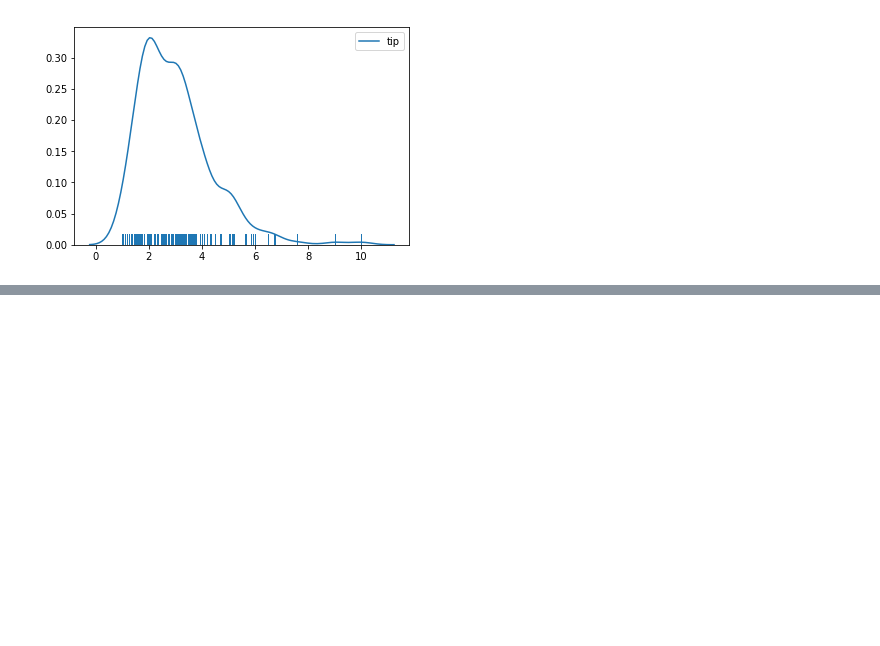
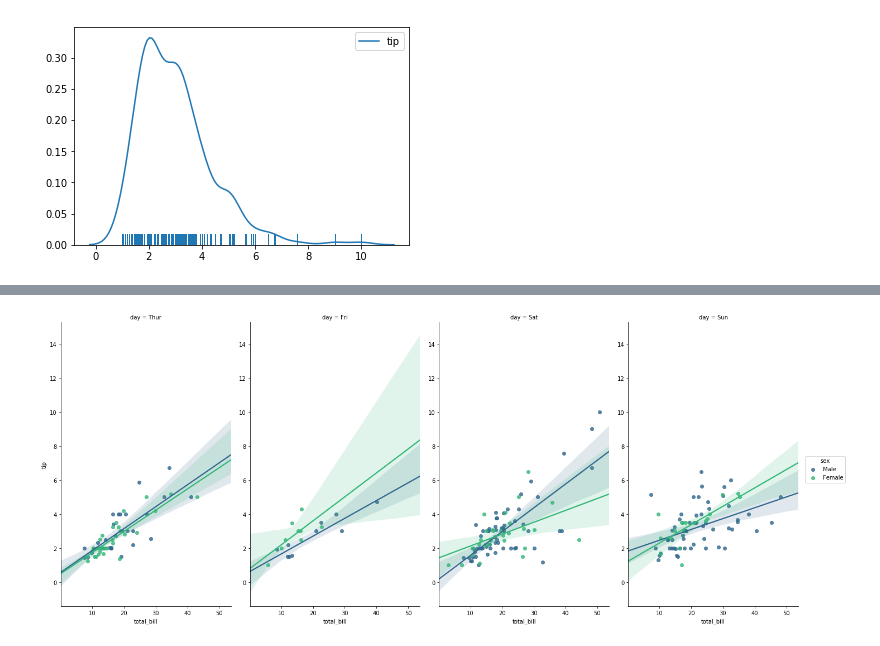
Before and after one commit to awgeezrick/notes-snippets, a Jupyter notebook: python_data_visualization.ipynb, the cells around one changed output, grey strips where cells are left out. Saved outputs shown, nothing was run; the diff lists cells and outputs as text; code cells hidden in the pictures; blank space fills up the shorter version.

```diff
--- a/python_data_visualization.ipynb
+++ b/python_data_visualization.ipynb
@@ -549,0 +573,5 @@ sns.rugplot(tip['tip']);
+# %%
+sns.lmplot(x='total_bill',y='tip',data=tip,col='day',hue='sex',palette='viridis',
+          aspect=0.6,size=8);
+# %% [output]
+[figure, added]
```
Also changed, not shown: parts of 21 cells of this notebook.
